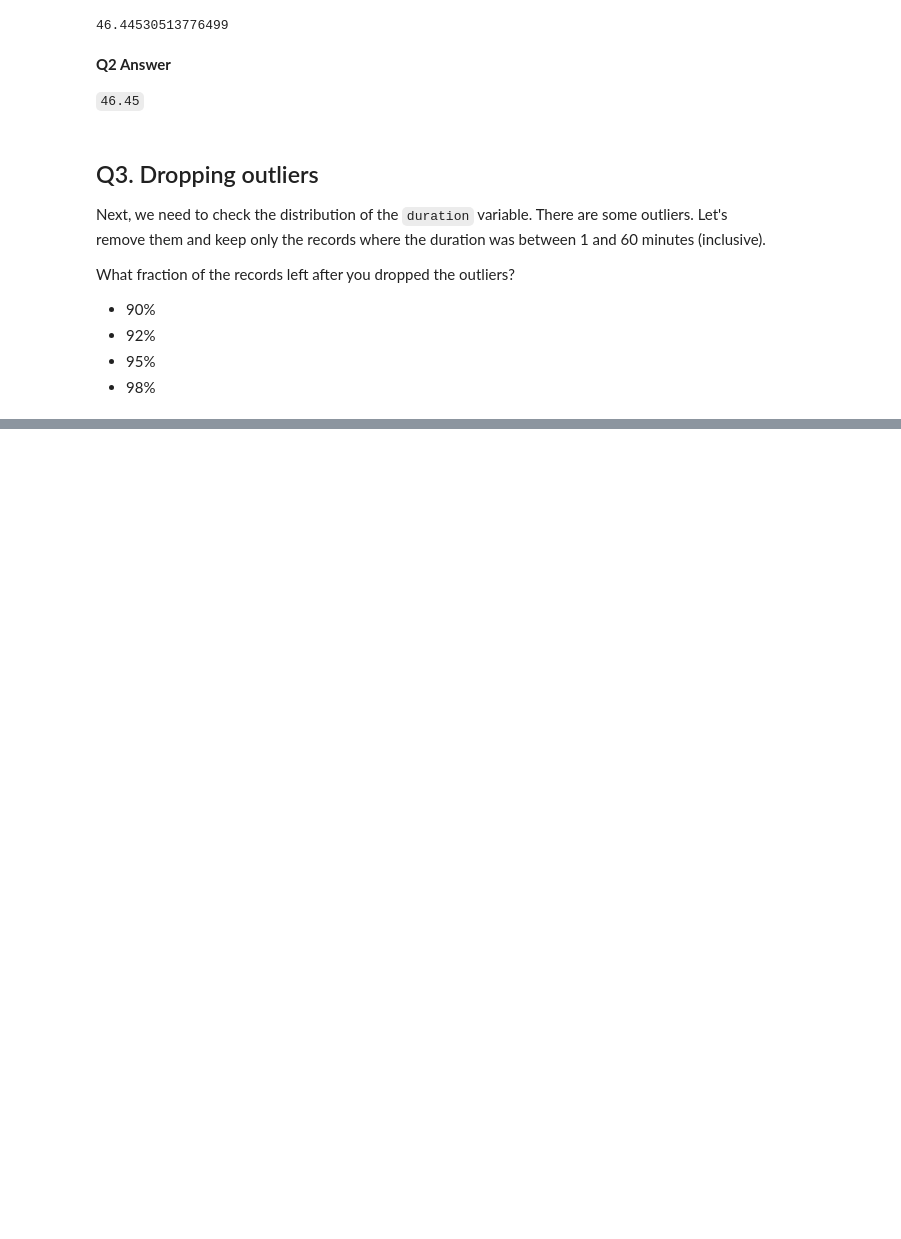
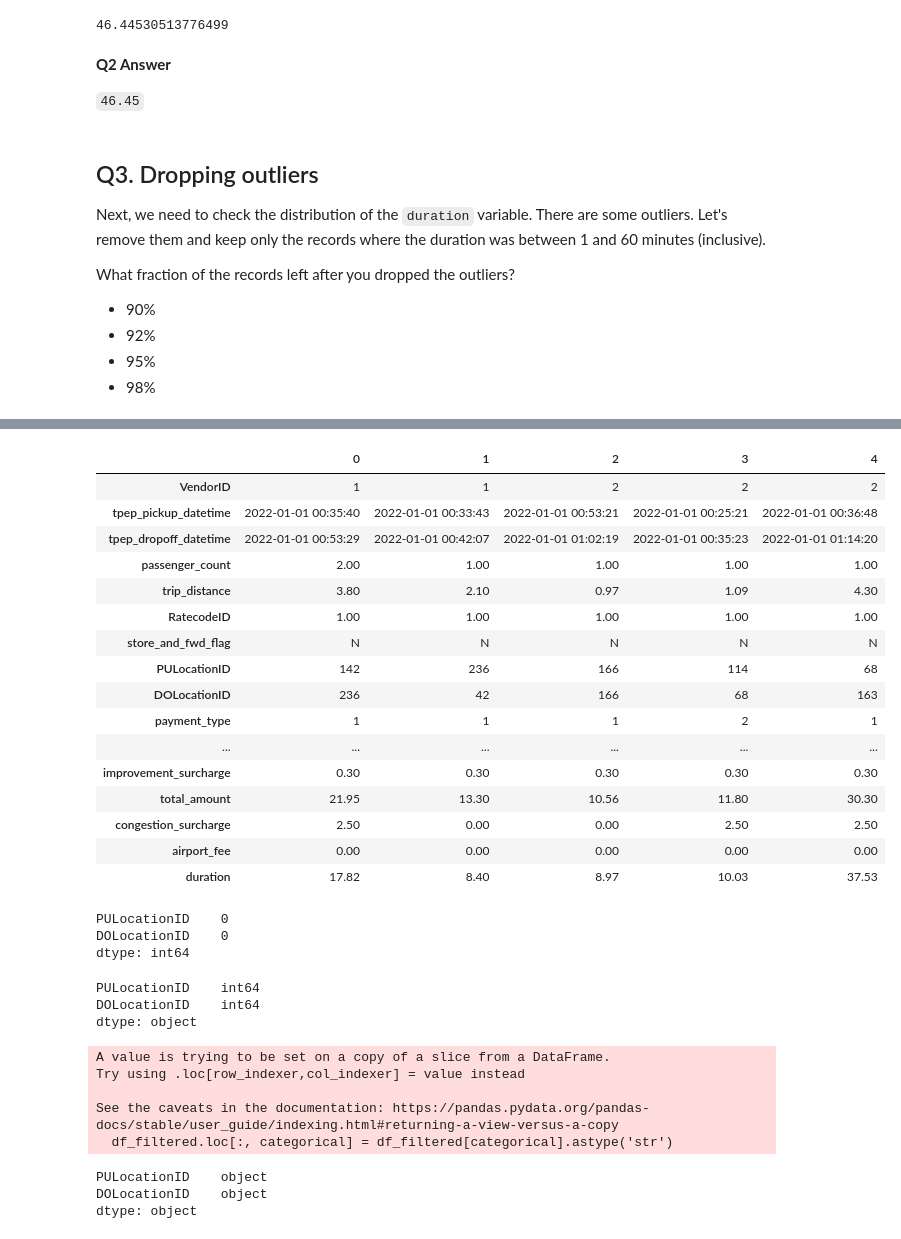
Before and after one commit to bhasarma/MLOps-zoomcamp, a Jupyter notebook: homeworks/week-01-introduction/homework-week-01-intrduction.ipynb, the cells around one changed output, grey strips where cells are left out. Drawn from its saved outputs; the diff is of its cells as text; code cells hidden in the pictures; blank space fills up the shorter version.

```diff
--- a/homeworks/week-01-introduction/homework-week-01-intrduction.ipynb
+++ b/homeworks/week-01-introduction/homework-week-01-intrduction.ipynb
@@ -207,0 +246,48 @@ plt.hist(df['duration'], bins='auto')
+# %%
+df_filtered.head().T
+# %% [output]
+|  | 0 | 1 | 2 | 3 | 4 |
+| VendorID | 1 | 1 | 2 | 2 | 2 |
+| tpep_pickup_datetime | 2022-01-01 00:35:40 | 2022-01-01 00:33:43 | 2022-01-01 00:53:21 | 2022-01-01 00:25:21 | 2022-01-01 00:36:48 |
+| tpep_dropoff_datetime | 2022-01-01 00:53:29 | 2022-01-01 00:42:07 | 2022-01-01 01:02:19 | 2022-01-01 00:35:23 | 2022-01-01 01:14:20 |
+| passenger_count | 2.00 | 1.00 | 1.00 | 1.00 | 1.00 |
+| trip_distance | 3.80 | 2.10 | 0.97 | 1.09 | 4.30 |
+| RatecodeID | 1.00 | 1.00 | 1.00 | 1.00 | 1.00 |
+| store_and_fwd_flag | N | N | N | N | N |
+| PULocationID | 142 | 236 | 166 | 114 | 68 |
+| DOLocationID | 236 | 42 | 166 | 68 | 163 |
+| payment_type | 1 | 1 | 1 | 2 | 1 |
+| ... | ... | ... | ... | ... | ... |
+| improvement_surcharge | 0.30 | 0.30 | 0.30 | 0.30 | 0.30 |
+| total_amount | 21.95 | 13.30 | 10.56 | 11.80 | 30.30 |
+| congestion_surcharge | 2.50 | 0.00 | 0.00 | 2.50 | 2.50 |
+| airport_fee | 0.00 | 0.00 | 0.00 | 0.00 | 0.00 |
+| duration | 17.82 | 8.40 | 8.97 | 10.03 | 37.53 |
+# %%
+categorical = ['PULocationID', 'DOLocationID']
+df_filtered[categorical].isnull().sum()
+# %% [output]
+PULocationID    0
+DOLocationID    0
+dtype: int64
+# %%
+df_filtered[categorical].dtypes
+# %% [output]
+PULocationID    int64
+DOLocationID    int64
+dtype: object
+# %%
+#df_filtered[categorical] = df_filtered[categorical].astype('str')
+df_filtered.loc[:, categorical] = df_filtered[categorical].astype('str')
+# %% [output]
+A value is trying to be set on a copy of a slice from a DataFrame.
+Try using .loc[row_indexer,col_indexer] = value instead
+
+See the caveats in the documentation: https://pandas.pydata.org/pandas-docs/stable/user_guide/indexing.html#returning-a-view-versus-a-copy
+  df_filtered.loc[:, categorical] = df_filtered[categorical].astype('str')
+# %%
+df_filtered[categorical].dtypes
+# %% [output]
+PULocationID    object
+DOLocationID    object
+dtype: object
```
Also changed, not shown: parts of 37 cells of this notebook.
